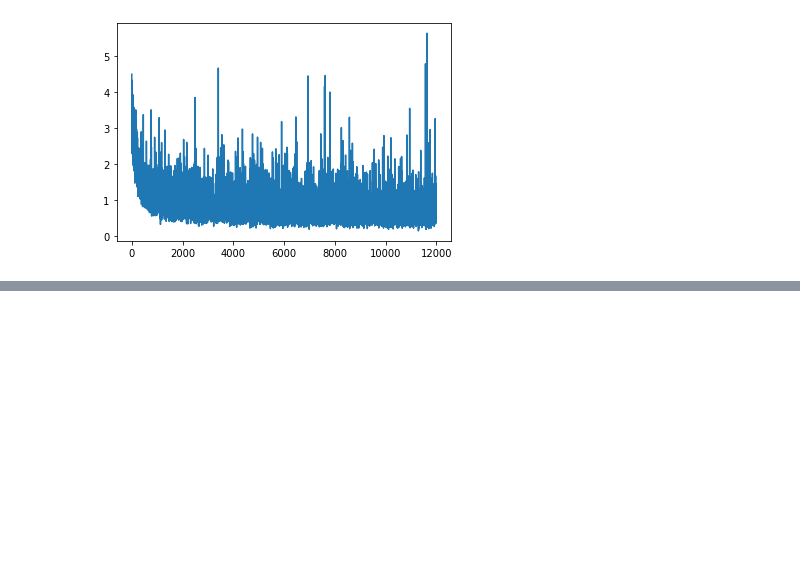
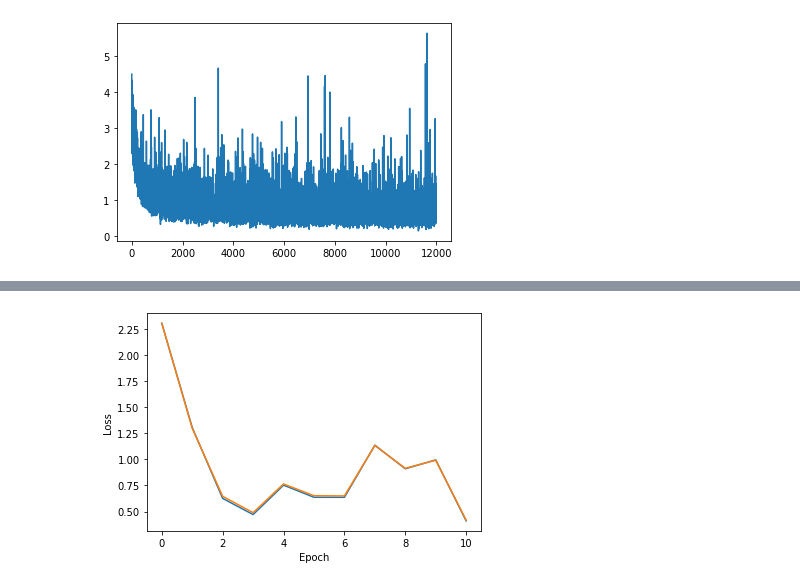
Before and after one commit to wswartworth/non_convex_sps2, a Jupyter notebook: non_convex_updated.ipynb, the cells around one changed output, grey strips where cells are left out. Saved outputs shown, nothing was run; the diff lists cells and outputs as text; code cells hidden in the pictures; blank space fills up the shorter version.

```diff
--- a/non_convex_updated.ipynb
+++ b/non_convex_updated.ipynb
@@ -623,0 +709,8 @@ plt.show()
+# %%
+plt.xlabel('Epoch')
+plt.ylabel('Loss')
+plt.plot(sps2slack_data['total_test_losses'])
+plt.plot(sps2slack_data['total_train_losses'])
+plt.show()
+# %% [output]
+[figure, added]
```
Also changed, not shown: parts of 15 cells of this notebook, 21 other files.
